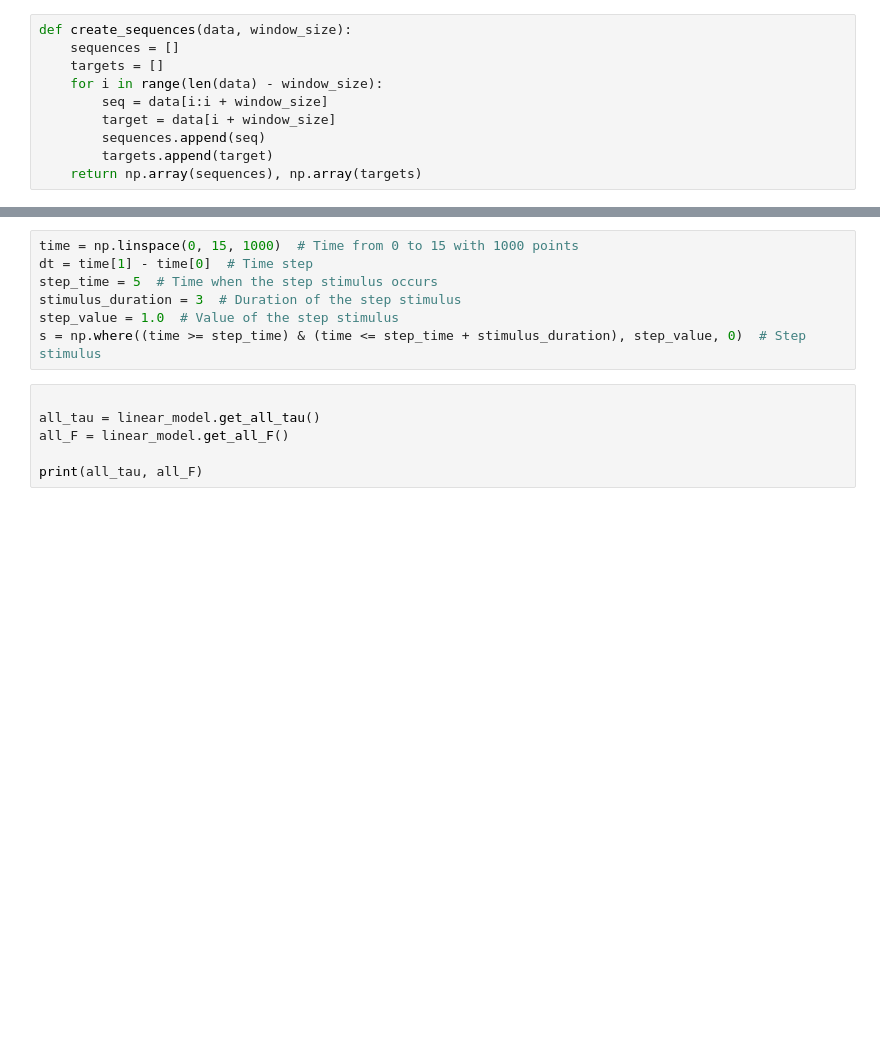
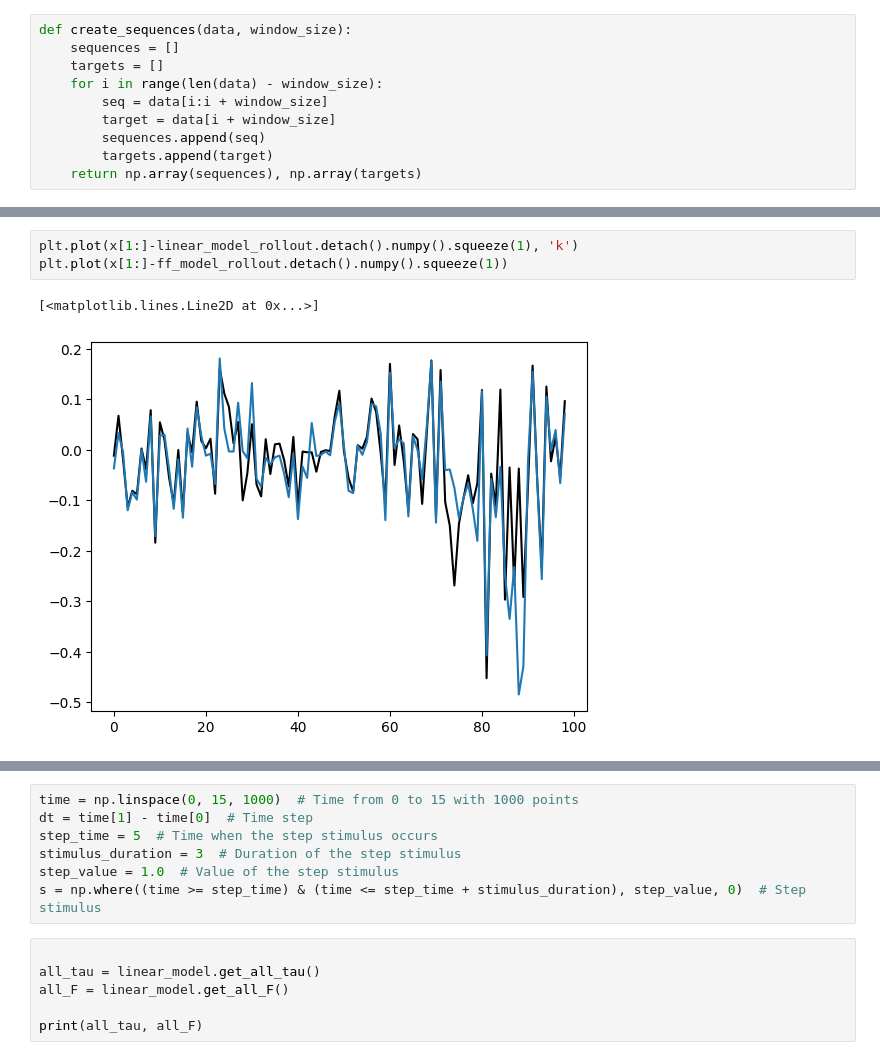
Before and after one commit to reecekeller/adaptation, a Jupyter notebook: models/linear_test.ipynb, the cells around one changed output, grey strips where cells are left out. Saved outputs shown, nothing was run; the diff lists cells and outputs as text; blank space fills up the shorter version.

```diff
--- a/models/linear_test.ipynb
+++ b/models/linear_test.ipynb
@@ -202,3 +218,9 @@ print(all_tau, all_F)
+# %%
+plt.plot(x[1:]-linear_model_rollout.detach().numpy().squeeze(1), 'k')
+plt.plot(x[1:]-ff_model_rollout.detach().numpy().squeeze(1))
+# %% [output]
+[<matplotlib.lines.Line2D at 0x...>]
+[figure, added]
 # %%
 for name, param in ff_model.named_parameters():
     if param.requires_grad:
```
Also changed, not shown: parts of 11 cells of this notebook, 3 other files.
